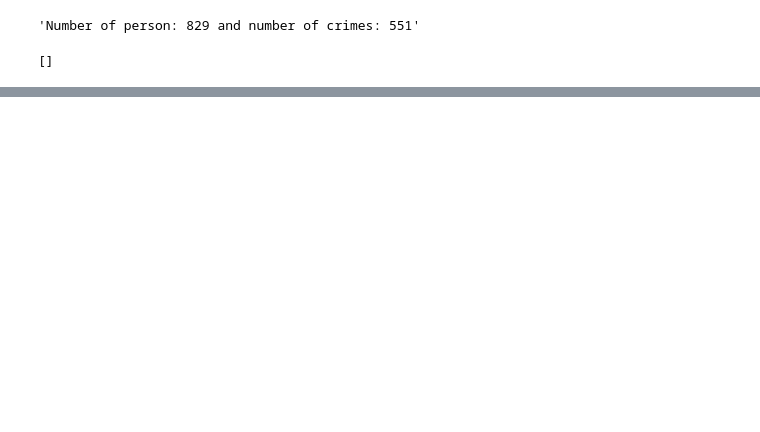
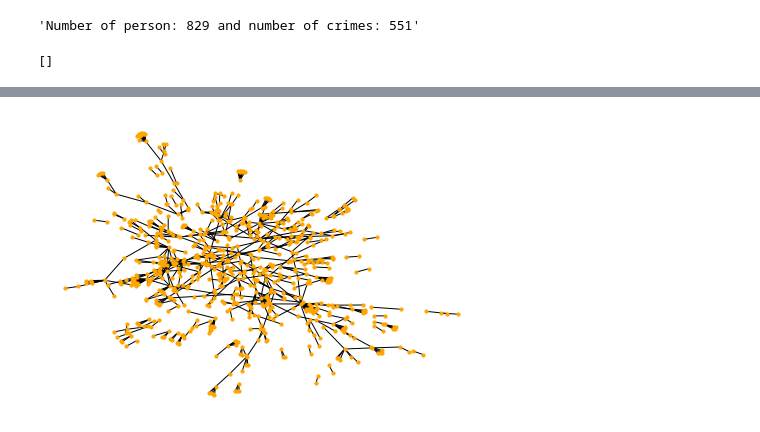
Before and after one commit to dmdequin/CrimeNetworkAnalysis, a Jupyter notebook: Notebooks/Maria.ipynb, the cells around one changed output, grey strips where cells are left out. Saved outputs shown, nothing was run; the diff lists cells and outputs as text; code cells hidden in the pictures; blank space fills up the shorter version.

```diff
--- a/Notebooks/Maria.ipynb
+++ b/Notebooks/Maria.ipynb
@@ -162 +202,5 @@ print (selected_edges)
+# %%
+nx.draw(GS,pos,node_size = 10, node_color='orange')
+# %% [output]
+[figure, added]
 # %%
```
Also changed, not shown: parts of 14 cells of this notebook.
